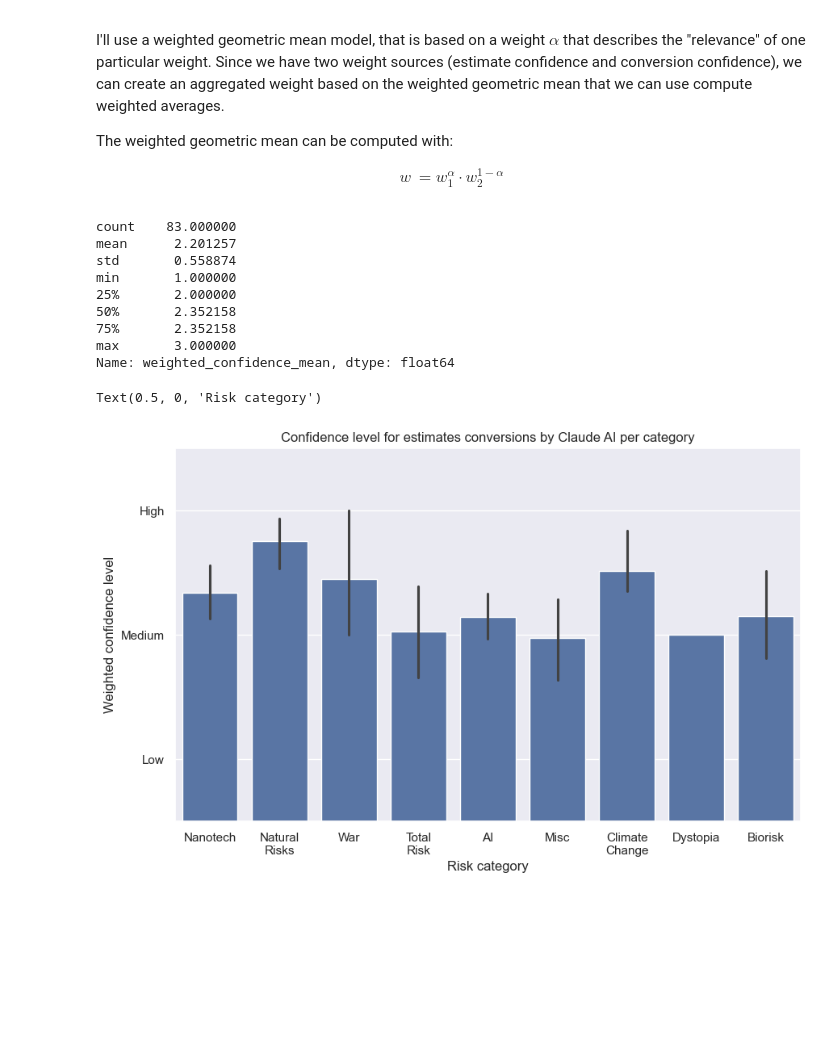
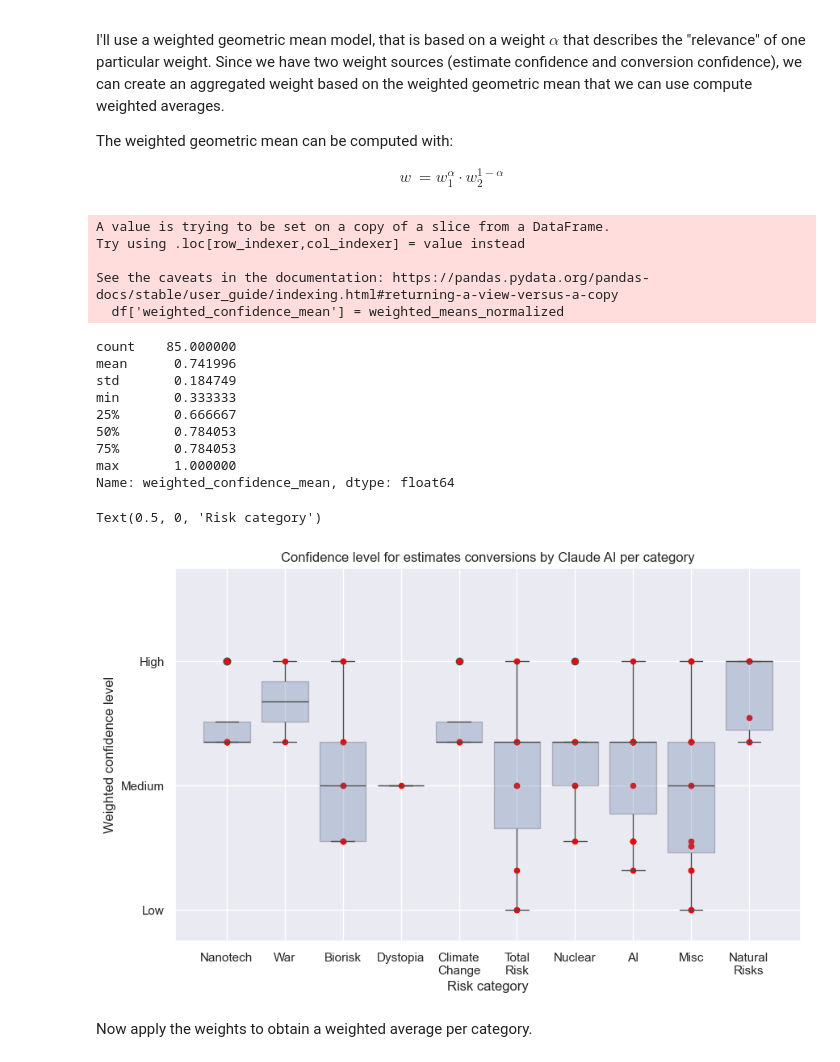
Before and after one commit to aarangop/the-extinction-game, a Jupyter notebook: x-risk-eda.ipynb, the cells around one changed output. Saved outputs shown, nothing was run; the diff lists cells and outputs as text; code cells hidden in the pictures; blank space fills up the shorter version.

Commit message:
Analyze outliers

```diff
--- a/x-risk-eda.ipynb
+++ b/x-risk-eda.ipynb
@@ -94,0 +162,3 @@ df_by_category
+# %%
+# Remove war outlier
+df = df[df['per_century_risk'] < 0.9]
@@ -95,6 +199,9 @@ df_by_category
 # %%
 # Visualize the confidence level for each category in a 10 by 6 inches plot.
 # Start plot from 1 since it's the lowest confidence level
+df = df.sort_values('estimate_confidence_numeric', ascending=False)
+
+# Plot the confidence level for each category sorted by confidence level
 sns.set_theme(rc={'figure.figsize': (10, 6)})
 ax = sns.barplot(x='category_alias', y='estimate_confidence_numeric', data=df)
 ax.set_ylim(0.5, 3.5)
@@ -112,6 +219,7 @@ Let's look at the conversion confidence now.
 # %%
 # Visualize the confidence level for each category.
 # Start plot from 1 since it's the lowest confidence level
+df = df.sort_values('conversion_confidence_numeric', ascending=False)
 ax = sns.barplot(x='category_alias', y='conversion_confidence_numeric', data=df)
 ax.set_ylim(0.5, 3.5)
 # Set y tick labels to Low, Medium and High using the mapping above
@@ -139,30 +247,48 @@ $$
 # %%
 def weighted_geometric_mean(w1, w2, alpha):
     return (w1**alpha * w2**(1-alpha))
+
 # We'll give more weight to the estimate confidence level
 alpha = 0.6
-df['weighted_confidence_mean'] = weighted_geometric_mean(df['estimate_confidence_numeric'], df['conversion_confidence_numeric'], alpha)
+
+# Calculate the weighted geometric mean
+weighted_mean = weighted_geometric_mean(df['estimate_confidence_numeric'], df['conversion_confidence_numeric'], alpha)
+
+# Normalize the weighted mean to be between 0 and 1
+max_weighted_mean = weighted_mean.max()
+weighted_means_normalized = weighted_mean / max_weighted_mean
+
+# Add the weighted mean to the dataframe
+df['weighted_confidence_mean'] = weighted_means_normalized
 df['weighted_confidence_mean'].describe()
 # %% [output]
-count    83.000000
-mean      2.201257
-std       0.558874
-min       1.000000
-25%       2.000000
-50%       2.352158
-75%       2.352158
-max       3.000000
-Name: weighted_confidence_mean, dtype: float64
+A value is trying to be set on a copy of a slice from a DataFrame.
+Try using .loc[row_indexer,col_indexer] = value instead
+
+See the caveats in the documentation: https://pandas.pydata.org/pandas-docs/stable/user_guide/indexing.html#returning-a-view-versus-a-copy
+  df['weighted_confidence_mean'] = weighted_means_normalized
+count    85.000000
+mean      0.741996
+std       0.184749
+min       0.333333
+25%       0.666667
+50%       0.784053
+75%       0.784053
+max       1.000000
+Name: weighted_confidence_mean, dtype: float64
 # %%
 # Visualize the weighted confidence for each category.
 # Start plot from 1 since it's the lowest confidence level
-ax = sns.barplot(x='category_alias', y='weighted_confidence_mean', data=df)
-ax.set_ylim(0.5, 3.5)
+ax = sns.boxplot(x='category_alias', y='weighted_confidence_mean', data=df, boxprops=dict(alpha=0.3))
+df.plot(kind='scatter', x='category_alias', y='weighted_confidence_mean', color='red', figsize=(10, 6), ax=ax)
+ax.set_ylim(.25, 1.25)
 # Set y tick labels to Low, Medium and High using the mapping above
-ax.set_yticks([1, 2, 3], ['Low', 'Medium', 'High'])
+ax.set_yticks([1/3, 2/3, 1], ['Low', 'Medium', 'High'])
 ax.set_title('Confidence level for estimates conversions by Claude AI per category')
 ax.set_ylabel('Weighted confidence level')
 ax.set_xlabel('Risk category')
 # %% [output]
 Text(0.5, 0, 'Risk category')
-[figure, old version]
+[figure, new version]
+# %% [markdown]
+Now apply the weights to obtain a weighted average per category.
```
Also changed, not shown: parts of 27 cells of this notebook, 10 other files.
